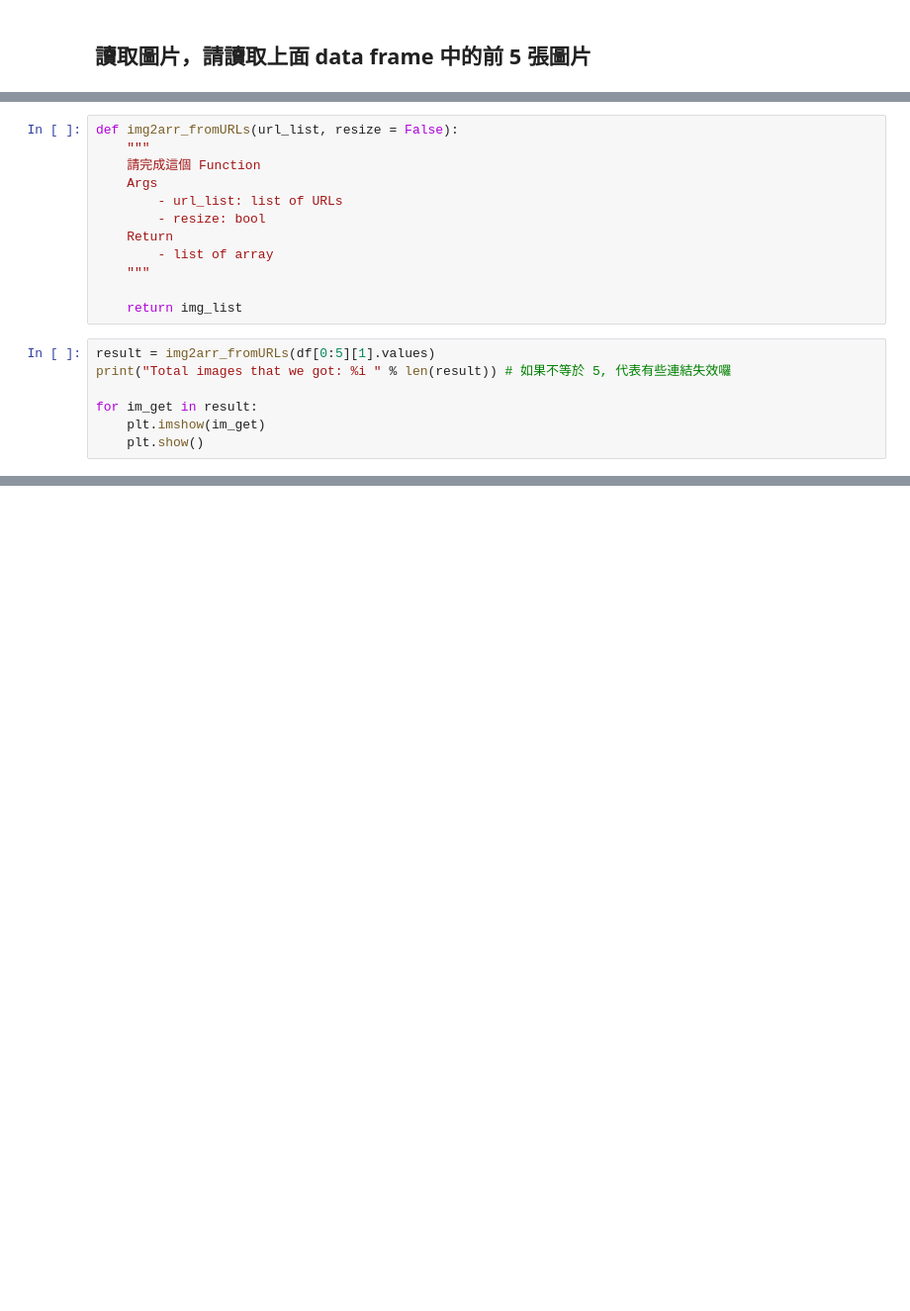
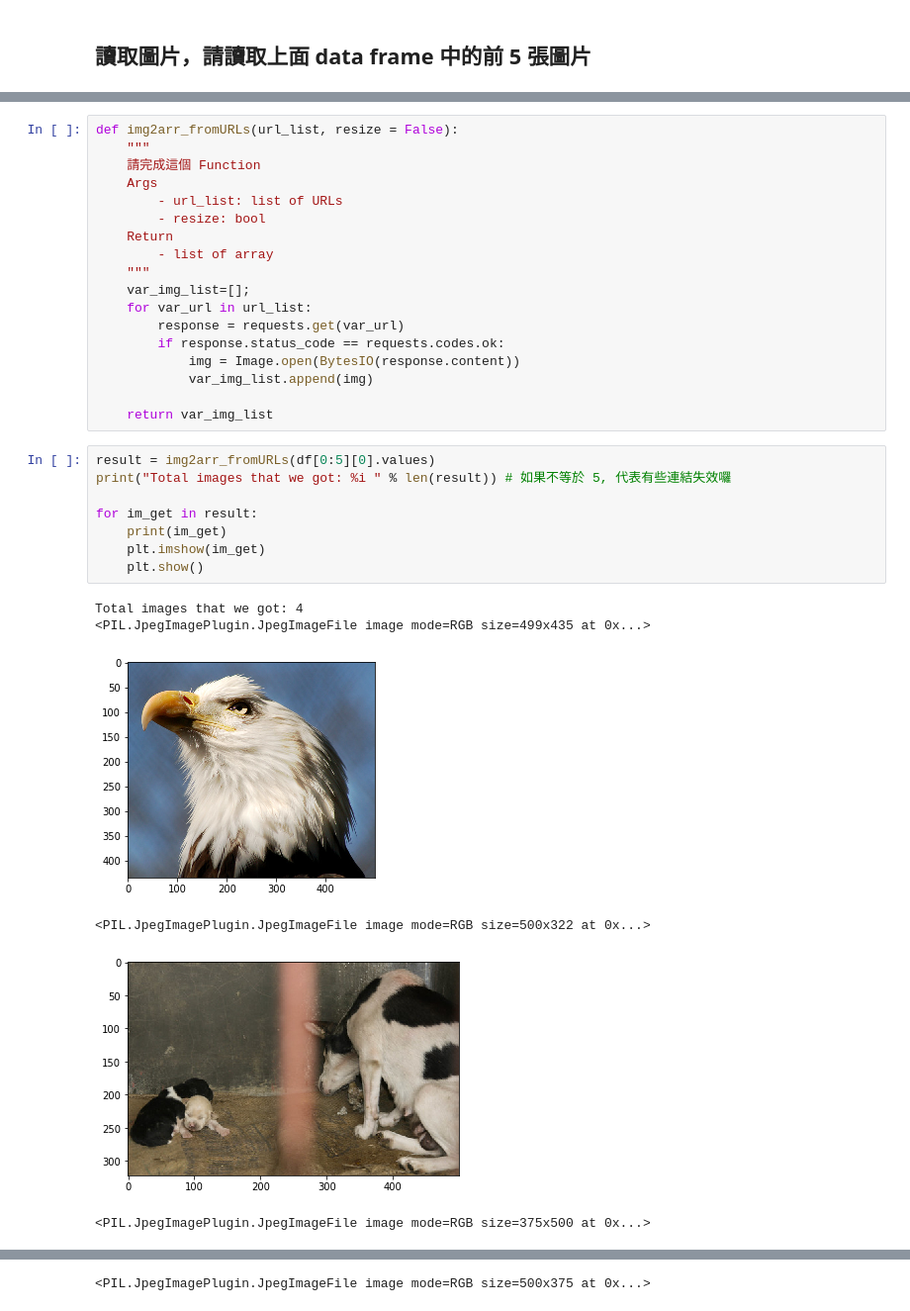
Before and after one commit to milkywaysandy/5th-100-day-ML-marathon, a Jupyter notebook: Day_005-2_HW.ipynb, the cells around one changed output, grey strips where cells are left out. Shown: that part at 99% size. Cells and saved outputs as stored; diff of their text form; blank space fills up the shorter version.

```diff
--- a/Day_005-2_HW.ipynb
+++ b/Day_005-2_HW.ipynb
@@ -89,12 +102,26 @@ def img2arr_fromURLs(url_list, resize = False):
     Return
         - list of array
     """
+    var_img_list=[];
+    for var_url in url_list:
+        response = requests.get(var_url)
+        if response.status_code == requests.codes.ok:
+            img = Image.open(BytesIO(response.content))
+            var_img_list.append(img)
 
-    return img_list
+    return var_img_list
 # %%
-result = img2arr_fromURLs(df[0:5][1].values)
+result = img2arr_fromURLs(df[0:5][0].values)
 print("Total images that we got: %i " % len(result)) # 如果不等於 5, 代表有些連結失效囉
 
 for im_get in result:
+    print(im_get)
     plt.imshow(im_get)
     plt.show()
+# %% [output]
+Total images that we got: 4
+<PIL.JpegImagePlugin.JpegImageFile image mode=RGB size=499x435 at 0x...>
+[figure, added]
+<PIL.JpegImagePlugin.JpegImageFile image mode=RGB size=500x322 at 0x...>
+[figure, added]
+<PIL.JpegImagePlugin.JpegImageFile image mode=RGB size=375x500 at 0x...>
@@ -100,0 +129 @@ for im_get in result:
+<PIL.JpegImagePlugin.JpegImageFile image mode=RGB size=500x375 at 0x...>
```
Also changed, not shown: parts of 4 cells of this notebook.
